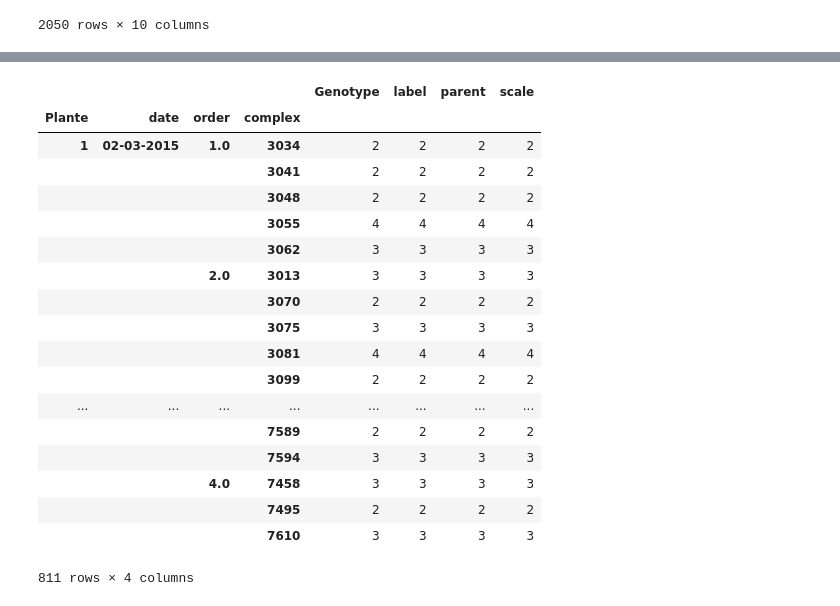
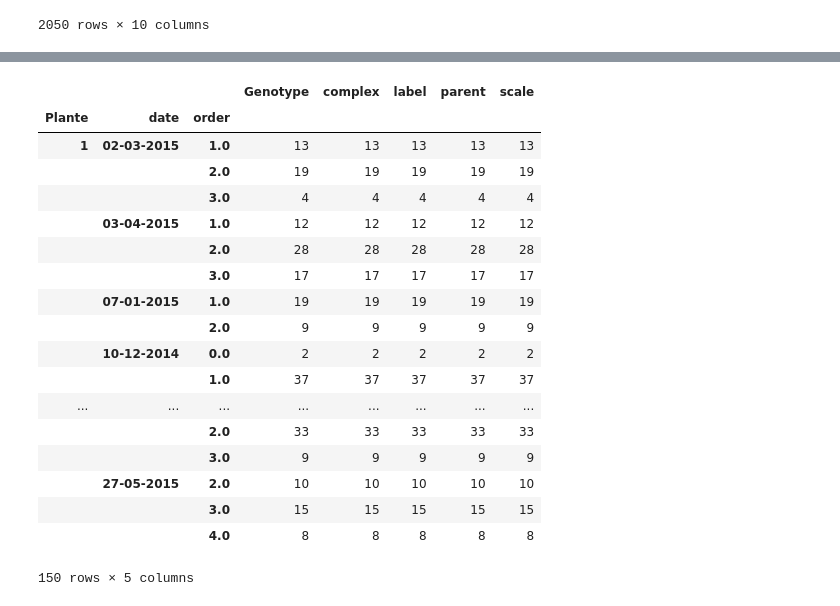
Before and after one commit to openalea/strawberry, a Jupyter notebook: strawberry/example/MTG_analysis.ipynb, the cells around one changed output, grey strips where cells are left out. Cells and saved outputs as stored; diff of their text form; code cells hidden in the pictures.

```diff
--- a/strawberry/example/MTG_analysis.ipynb
+++ b/strawberry/example/MTG_analysis.ipynb
@@ -159,24 +132,24 @@ AttributeError: 'NoneType' object has no attribute 'label'
 # %%
 primordia_leaves=df[df.label=='f']
-nb_f= primordia_leaves.groupby(by=['Plante', 'date','order','complex']).count()
+nb_f= primordia_leaves.groupby(by=['Plante', 'date','order']).count()
 nb_f
 # %% [output]
-|  |  |  |  | Genotype | label | parent | scale |
-| Plante | date | order | complex |  |  |  |  |
-| 1 | 02-03-2015 | 1.0 | 3034 | 2 | 2 | 2 | 2 |
-|  |  |  | 3041 | 2 | 2 | 2 | 2 |
-|  |  |  | 3048 | 2 | 2 | 2 | 2 |
-|  |  |  | 3055 | 4 | 4 | 4 | 4 |
-|  |  |  | 3062 | 3 | 3 | 3 | 3 |
-|  |  | 2.0 | 3013 | 3 | 3 | 3 | 3 |
-|  |  |  | 3070 | 2 | 2 | 2 | 2 |
-|  |  |  | 3075 | 3 | 3 | 3 | 3 |
-|  |  |  | 3081 | 4 | 4 | 4 | 4 |
-|  |  |  | 3099 | 2 | 2 | 2 | 2 |
+|  |  |  | Genotype | complex | label | parent | scale |
+| Plante | date | order |  |  |  |  |  |
+| 1 | 02-03-2015 | 1.0 | 13 | 13 | 13 | 13 | 13 |
+|  |  | 2.0 | 19 | 19 | 19 | 19 | 19 |
+|  |  | 3.0 | 4 | 4 | 4 | 4 | 4 |
+|  | 03-04-2015 | 1.0 | 12 | 12 | 12 | 12 | 12 |
+|  |  | 2.0 | 28 | 28 | 28 | 28 | 28 |
+|  |  | 3.0 | 17 | 17 | 17 | 17 | 17 |
+|  | 07-01-2015 | 1.0 | 19 | 19 | 19 | 19 | 19 |
+|  |  | 2.0 | 9 | 9 | 9 | 9 | 9 |
+|  | 10-12-2014 | 0.0 | 2 | 2 | 2 | 2 | 2 |
+|  |  | 1.0 | 37 | 37 | 37 | 37 | 37 |
 | ... | ... | ... | ... | ... | ... | ... | ... |
-|  |  |  | 7589 | 2 | 2 | 2 | 2 |
-|  |  |  | 7594 | 3 | 3 | 3 | 3 |
-|  |  | 4.0 | 7458 | 3 | 3 | 3 | 3 |
-|  |  |  | 7495 | 2 | 2 | 2 | 2 |
-|  |  |  | 7610 | 3 | 3 | 3 | 3 |
+|  |  | 2.0 | 33 | 33 | 33 | 33 | 33 |
+|  |  | 3.0 | 9 | 9 | 9 | 9 | 9 |
+|  | 27-05-2015 | 2.0 | 10 | 10 | 10 | 10 | 10 |
+|  |  | 3.0 | 15 | 15 | 15 | 15 | 15 |
+|  |  | 4.0 | 8 | 8 | 8 | 8 | 8 |
-811 rows × 4 columns
+150 rows × 5 columns
```
Also changed, not shown: parts of 16 cells of this notebook, 2 other files.
